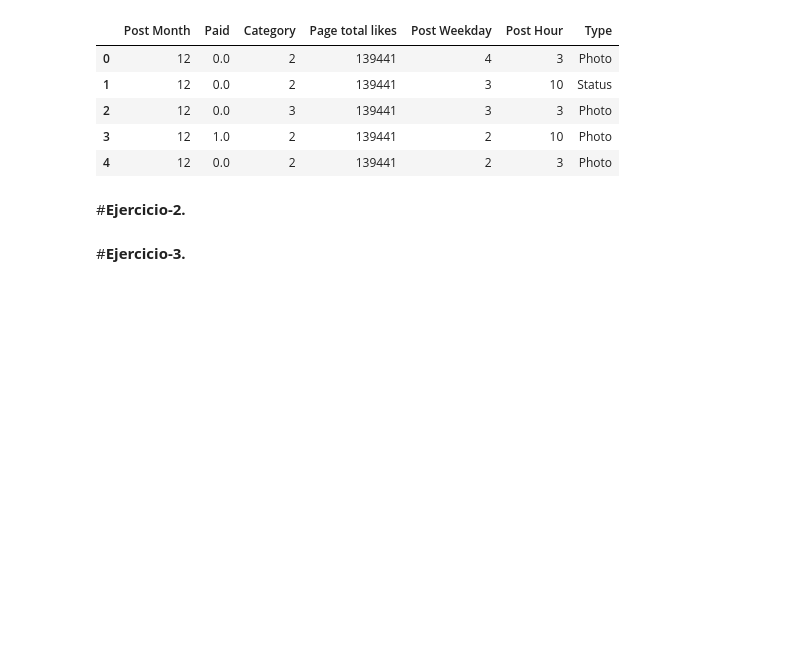
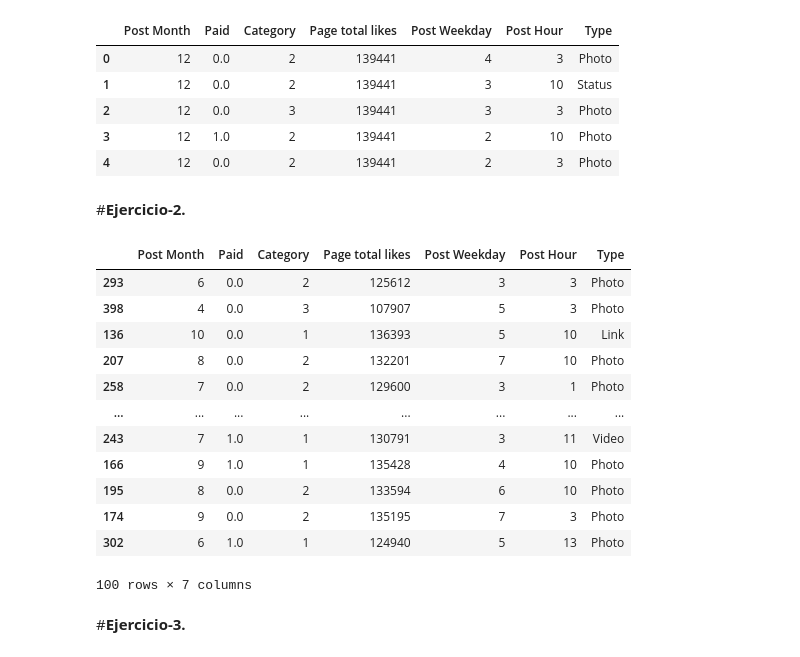
Before and after one commit to zangatec/E16, a Jupyter notebook: MNA_IAyAA_semana_7_Actividad_equipo_16.ipynb, the cells around one changed output. Saved outputs shown, nothing was run; the diff lists cells and outputs as text; code cells hidden in the pictures; blank space fills up the shorter version.

```diff
--- a/MNA_IAyAA_semana_7_Actividad_equipo_16.ipynb
+++ b/MNA_IAyAA_semana_7_Actividad_equipo_16.ipynb
@@ -92,3 +91,22 @@ None
+# %%
+#Se aplican 100 datos de prueba, lo que equivale a el 20% de la base de datos
+
+Xtv, Xtest, Ytv, Ytest = train_test_split(X, Y, test_size=0.20)
+Xtest
+# %% [output]
+|  | Post Month | Paid | Category | Page total likes | Post Weekday | Post Hour | Type |
+| 293 | 6 | 0.0 | 2 | 125612 | 3 | 3 | Photo |
+| 398 | 4 | 0.0 | 3 | 107907 | 5 | 3 | Photo |
+| 136 | 10 | 0.0 | 1 | 136393 | 5 | 10 | Link |
+| 207 | 8 | 0.0 | 2 | 132201 | 7 | 10 | Photo |
+| 258 | 7 | 0.0 | 2 | 129600 | 3 | 1 | Photo |
+| ... | ... | ... | ... | ... | ... | ... | ... |
+| 243 | 7 | 1.0 | 1 | 130791 | 3 | 11 | Video |
+| 166 | 9 | 1.0 | 1 | 135428 | 4 | 10 | Photo |
+| 195 | 8 | 0.0 | 2 | 133594 | 6 | 10 | Photo |
+| 174 | 9 | 0.0 | 2 | 135195 | 7 | 3 | Photo |
+| 302 | 6 | 1.0 | 1 | 124940 | 5 | 13 | Photo |
+100 rows × 7 columns
 # %% [markdown]
 #**Ejercicio-3.**
 # %%
```
Also changed, not shown: parts of 2 cells of this notebook.
